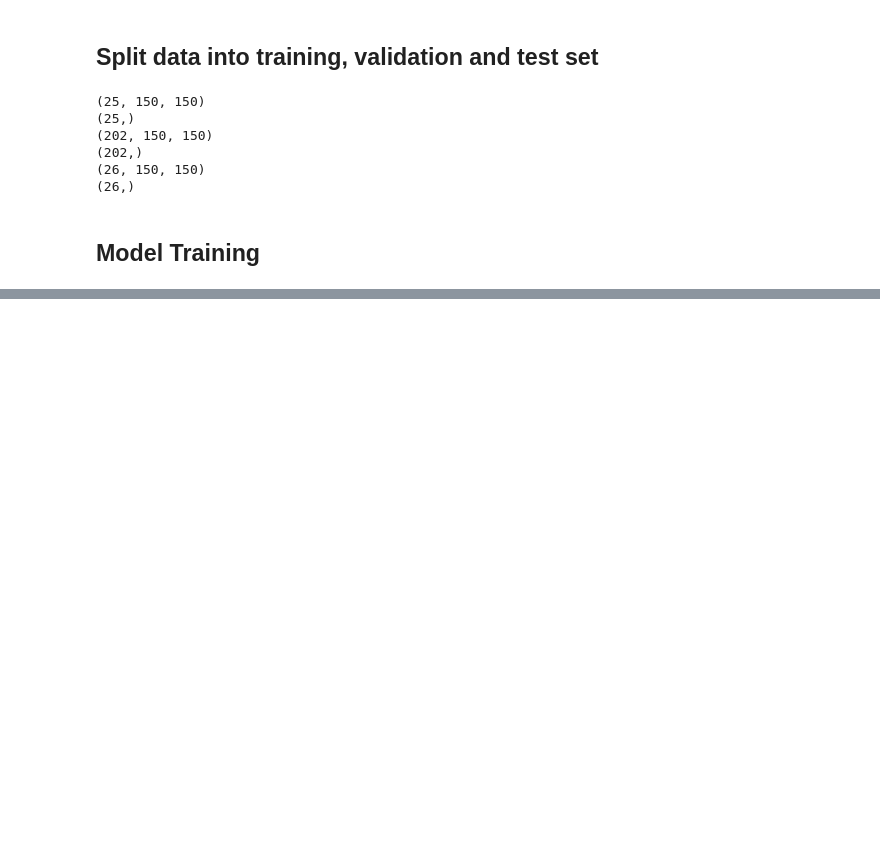
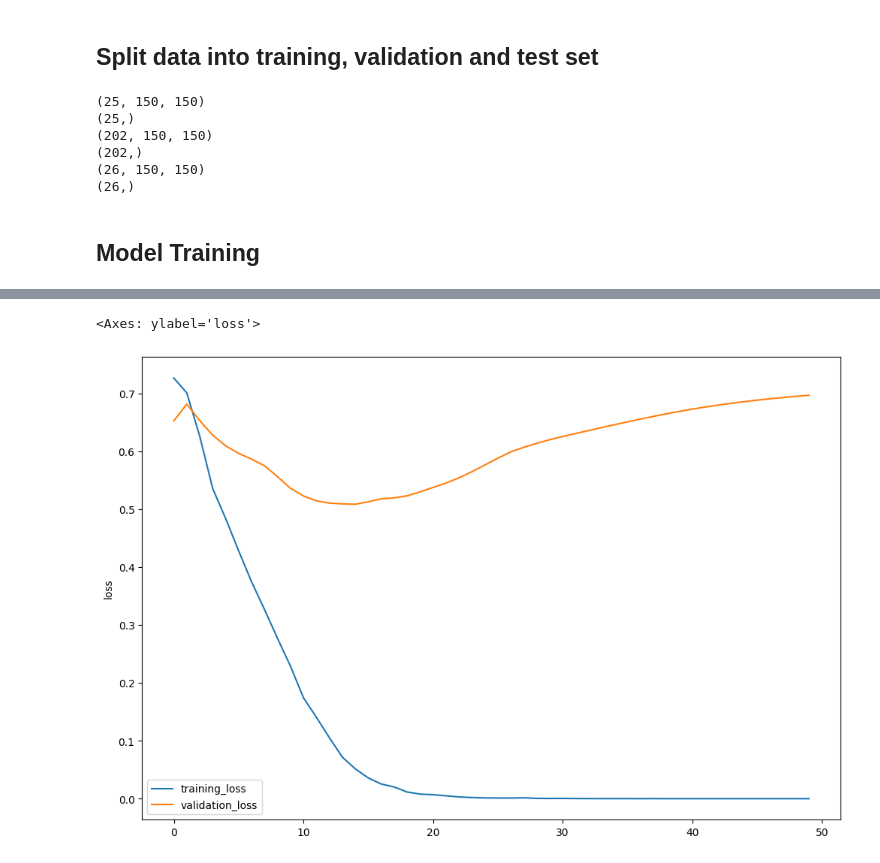
Before and after one commit to itsjustdannyb/brain-tumor--classifier, a Jupyter notebook: Brain_Tumor_Classifier.ipynb, the cells around one changed output, grey strips where cells are left out. Saved outputs shown, nothing was run; the diff lists cells and outputs as text; code cells hidden in the pictures; blank space fills up the shorter version.

```diff
--- a/Brain_Tumor_Classifier.ipynb
+++ b/Brain_Tumor_Classifier.ipynb
@@ -207,0 +220,7 @@ _________________________________________________________________
+# %%
+plt.figure(figsize=(12,8))
+sns.lineplot(history['loss'], label="training_loss")
+sns.lineplot(history['val_loss'], label="validation_loss")
+# %% [output]
+<Axes: ylabel='loss'>
+[figure, added]
```
Also changed, not shown: parts of 7 cells of this notebook.
